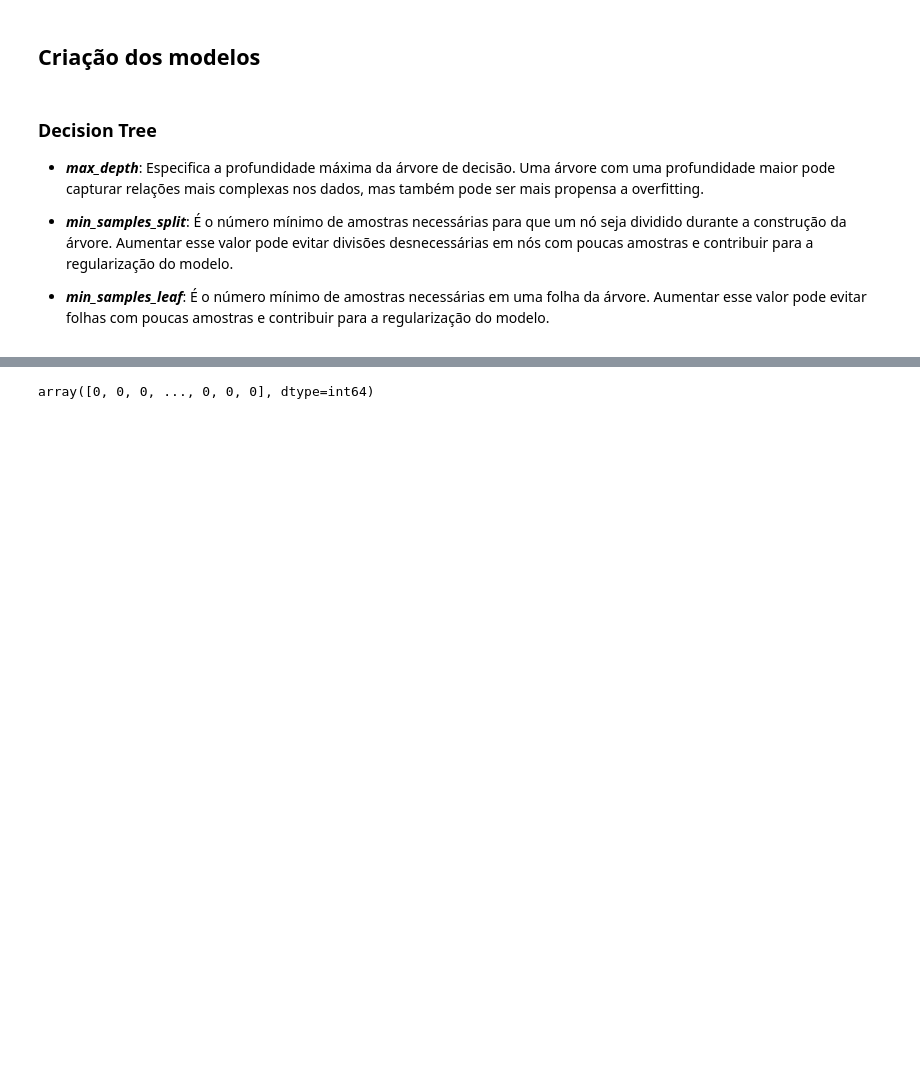
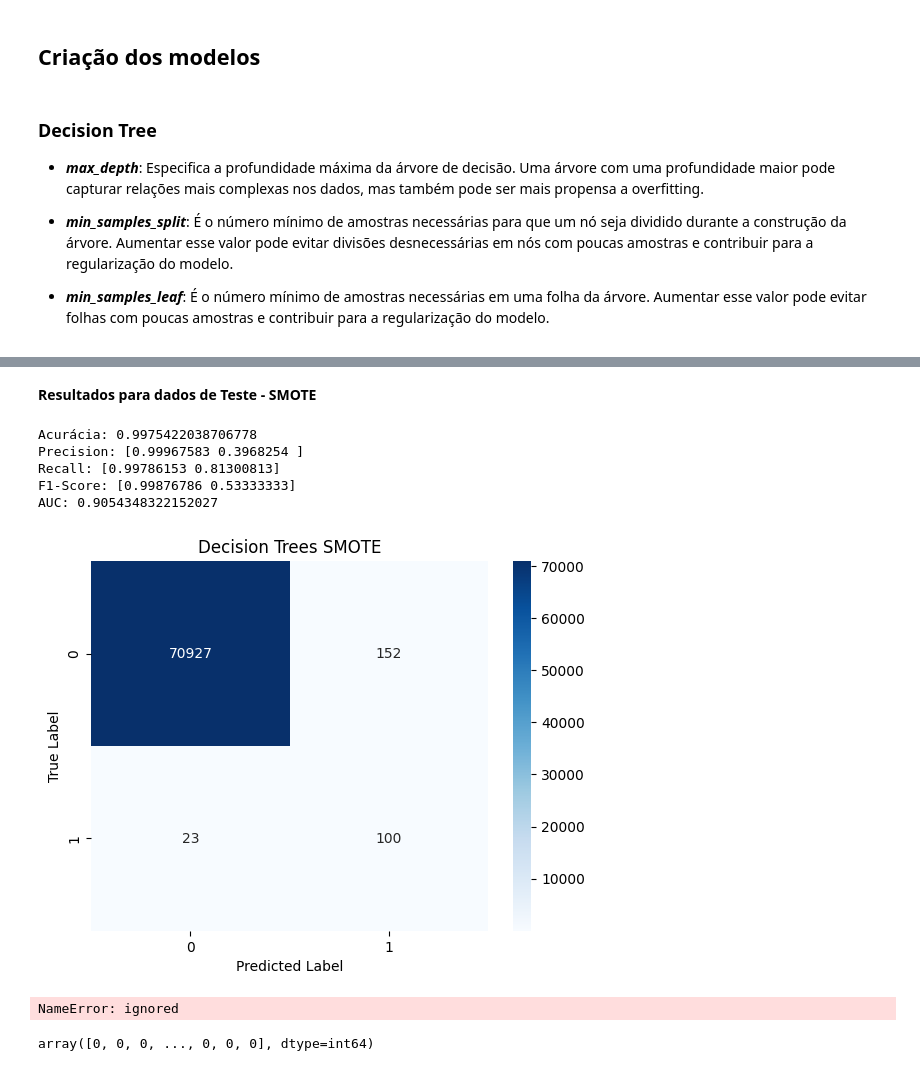
Before and after one commit to andressagomes26/credit_card_fraud_detection, a Jupyter notebook: analise_fraude_cartao_credito.ipynb, the cells around one changed output, grey strips where cells are left out. Cells and saved outputs as stored; diff of their text form; code cells hidden in the pictures; blank space fills up the shorter version.

```diff
--- a/analise_fraude_cartao_credito.ipynb
+++ b/analise_fraude_cartao_credito.ipynb
@@ -318,3 +407,20 @@ DecisionTreeClassifier(criterion='entropy', max_depth=4)
+# %% [markdown]
+**Resultados para dados de Teste - SMOTE**
+# %%
+predicted = model_smote.predict(X_test)
+print_results(y_test, predicted, "Decision Trees SMOTE")
+# %% [output]
+Acurácia: 0.9975422038706778
+Precision: [0.99967583 0.3968254 ]
+Recall: [0.99786153 0.81300813]
+F1-Score: [0.99876786 0.53333333]
+AUC: 0.9054348322152027
+[figure, added]
+# %%
+fpr, tpr, thresholds = metrics.roc_curve(y_test, predicted, pos_label=2)
+metrics.auc(fpr, tpr)
+# %% [output]
+NameError: ignored
 # %%
 y_pred_tree = model_tree.predict(X_test)
 # %%
```
Also changed, not shown: parts of 26 cells of this notebook.
